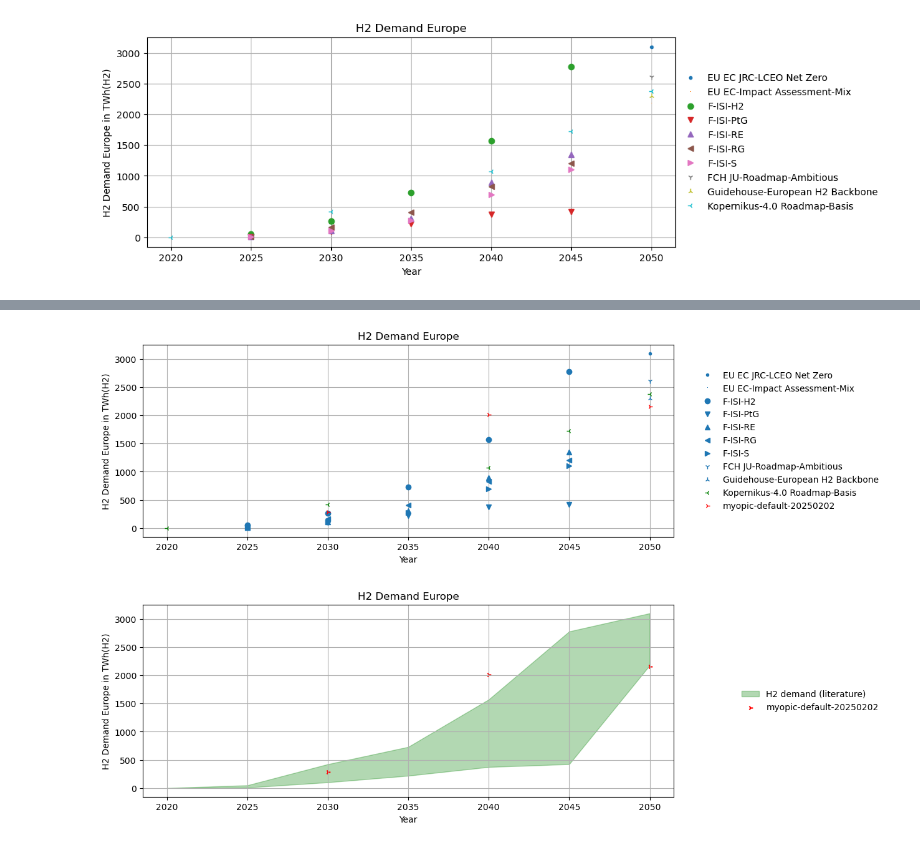
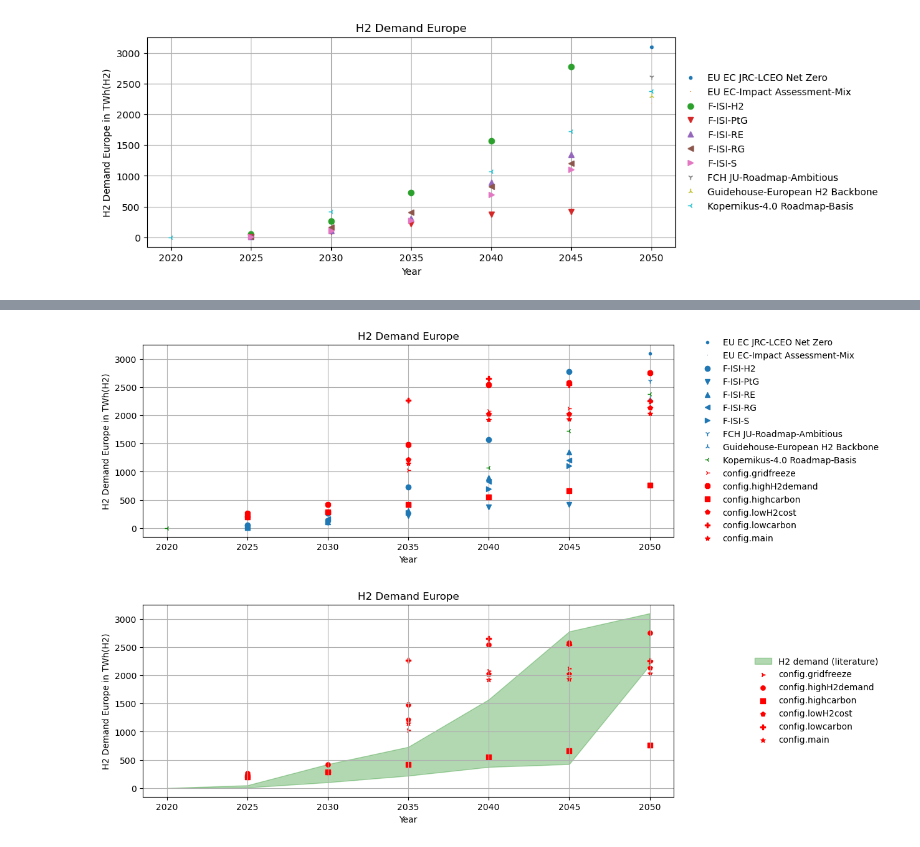
Before and after one commit to AlexanderMeisinger/Demand-Europe-Preparation, a Jupyter notebook: workflow/notebooks/H2-Demand.ipynb, the cells around one changed output, grey strips where cells are left out. Drawn from its saved outputs; the diff is of its cells as text; code cells hidden in the pictures.

```diff
--- a/workflow/notebooks/H2-Demand.ipynb
+++ b/workflow/notebooks/H2-Demand.ipynb
@@ -51,7 +51,7 @@ def h2_pypsa(config_path, pypsa_path, country):
 H2_Demand = os.path.join("H2-Demand.csv")
 H2_Demand = pd.read_csv(H2_Demand, sep=";", decimal=",")
 
-config_path = "/mnt/e/H2GMA/Github/Europe/analyse-h2g-a-ap3-eu/config/test"
+config_path = "/mnt/e/H2GMA/Github/Europe/analyse-h2g-a-ap3-eu/config/base-EU-climate-goals"
 pypsa_path = "/mnt/e/H2GMA/Github/Europe/pypsa-eur/results/myopic/"
 # %% [markdown]
 H2 demand data Germany: Preparation
@@ -133,7 +147,7 @@ styles = list(itertools.islice(itertools.cycle(style_combinations), len(H2_Deman
 fig, ax = plt.subplots(figsize=(11, 4))
 
 for (col, (color, marker)) in zip(H2_Demand_Germany_all.columns, styles):
-    if "myopic" in col:  # Corrected substring check
+    if "config." in col:  # Corrected substring check
         H2_Demand_Germany_all[col].plot(ax=ax, linestyle="None", marker=marker, color="red", markersize=6, label=col)
     elif "FENES" in col or "Kopernikus" in col:
         H2_Demand_Germany_all[col].plot(ax=ax, linestyle="None", marker=marker, color="green", markersize=6, label=col)
@@ -172,7 +186,7 @@ ax.fill_between(H2_Demand_Germany_all.index, lower_bound, upper_bound, color='gr
 
 # Plot each scenario separately
 for (col, (color, marker)) in zip(H2_Demand_Germany_all.columns, styles):
-    if "myopic" in col.lower():  # Case-insensitive check for "myopic"
+    if "config." in col.lower():  # Case-insensitive check for "myopic"
         ax.scatter(H2_Demand_Germany_all.index, H2_Demand_Germany_all[col], color="red", marker=marker, s=30, label=col)
 
 plt.legend(loc='center right', bbox_to_anchor=(1.4, 0.5))
@@ -261,7 +289,7 @@ styles = list(itertools.islice(itertools.cycle(style_combinations), len(H2_Deman
 fig, ax = plt.subplots(figsize=(11, 4))
 
 for (col, (color, marker)) in zip(H2_Demand_Europe_all.columns, styles):
-    if "myopic" in col:  # Corrected substring check
+    if "config." in col:  # Corrected substring check
         H2_Demand_Europe_all[col].plot(ax=ax, linestyle="None", marker=marker, color="red", markersize=6, label=col)
     elif "FENES" in col or "Kopernikus" in col:
         H2_Demand_Europe_all[col].plot(ax=ax, linestyle="None", marker=marker, color="green", markersize=6, label=col)
@@ -275,39 +303,39 @@ plt.ylabel("H2 Demand Europe in TWh(H2)")
 plt.title("H2 Demand Europe")
 plt.show()
 # %% [output]
-[figure, old version]
+[figure, new version]
 # %%
 # Define marker and color combinations
 H2_Demand_Europe_all = H2_Demand_Europe_all.apply(pd.to_numeric, errors='coerce')
 H2_Demand_Europe_Plot = H2_Demand_Europe_Plot.apply(pd.to_numeric, errors='coerce')
 
 unique_markers = [".", ",", "o", "v", "^", "<", ">", "1", "2", "3", "4", "8", "s", "p", "P", "*", "h", "H", "+", "x", "X", "D", "d", "|", "_"]
 colors = plt.rcParams['axes.prop_cycle'].by_key()['color']  # Get default color cycle
 
 # Generate a list of (color, marker) combinations
 style_combinations = list(itertools.product(colors, unique_markers))
 
 # Cycle through styles if there are more columns than styles
 styles = list(itertools.islice(itertools.cycle(style_combinations), len(H2_Demand_Europe_all.columns)))
 
 # Plot each column separately with its (color, marker) pair
 fig, ax = plt.subplots(figsize=(11, 4))
 
 lower_bound = H2_Demand_Europe_Plot.min(axis=1, skipna=True)
 upper_bound = H2_Demand_Europe_Plot.max(axis=1, skipna=True)
 
 ax.fill_between(H2_Demand_Europe_all.index, lower_bound, upper_bound, color='green', alpha=0.3, label="H2 demand (literature)")
 
 # Plot each scenario separately
 for (col, (color, marker)) in zip(H2_Demand_Europe_all.columns, styles):
-    if "myopic" in col.lower():  # Case-insensitive check for "myopic"
+    if "config." in col.lower():  # Case-insensitive check for "myopic"
         ax.scatter(H2_Demand_Europe_all.index, H2_Demand_Europe_all[col], color="red", marker=marker, s=30, label=col)
 
 plt.legend(loc='center right', bbox_to_anchor=(1.4, 0.5))
 plt.xlabel("Year")
 plt.grid()
 plt.ylabel("H2 Demand Europe in TWh(H2)")
 plt.title("H2 Demand Europe")
 plt.show()
 # %% [output]
-[figure, old version]
+[figure, new version]
```
Also changed, not shown: parts of 4 cells of this notebook.
